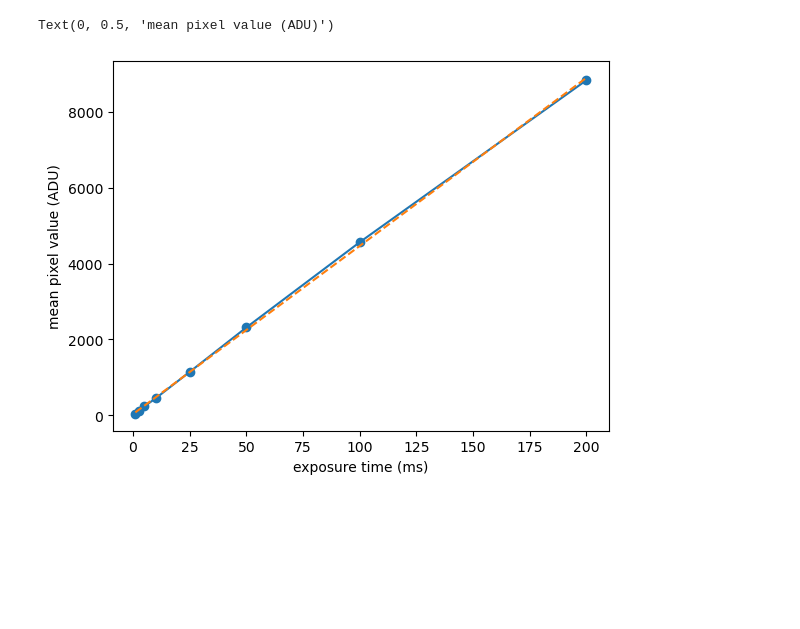
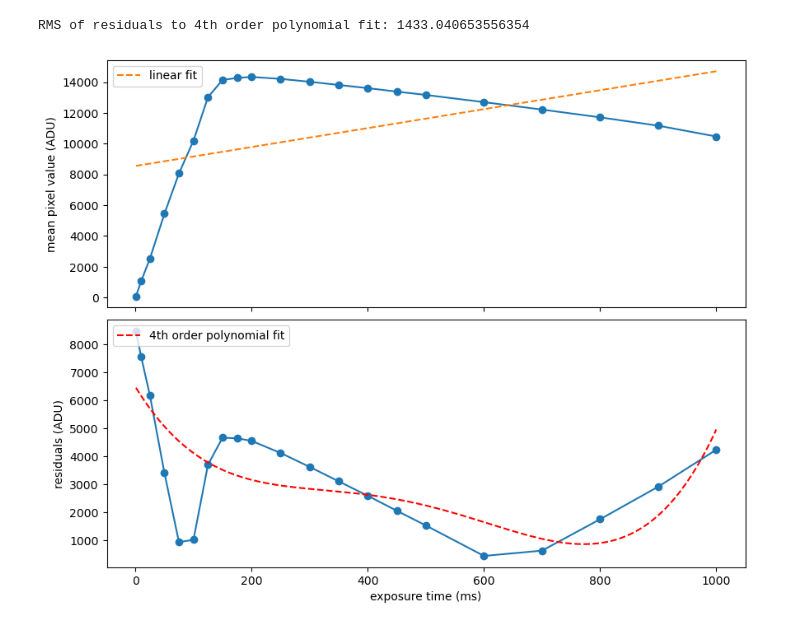
Before and after one commit to courtneyduong/cred2-characterization, a Jupyter notebook: linearity analysis.ipynb, the cells around one changed output. Drawn from its saved outputs; the diff is of its cells as text; code cells hidden in the pictures; blank space fills up the shorter version.

```diff
--- a/linearity analysis.ipynb
+++ b/linearity analysis.ipynb
@@ -97,7 +147,7 @@ darks = [dark1, dark2_5, dark5, dark10, dark25, dark50, dark100, dark200]
 # %%
 # average data and darks over 10 exposures
-datas_avg = [np.mean(data, axis=0) for data in datas]
-darks_avg = [np.mean(dark, axis=0) for dark in darks]
+datas_avg = [np.median(data, axis=0) for data in datas]
+darks_avg = [np.median(dark, axis=0) for dark in darks]
 
 # subtract darks from data files
 datas_sub = [data - dark for data, dark in zip(datas_avg, darks_avg)]
@@ -108,7 +158,7 @@ datas_sub = [data - dark for data, dark in zip(datas_avg, darks_avg)]
 # datas_slice = [data[312:339, 303:329] for data in datas_sub]
 
 # defocused #1; shows linearity
-datas_slice = [data[285:340, 285:340] for data in datas_sub]
+# datas_slice = [data[285:340, 285:340] for data in datas_sub]
 
 # defoucsed #2
 # datas_slice = [data[276:342, 288:345] for data in datas_sub]
@@ -116,21 +166,54 @@ datas_slice = [data[285:340, 285:340] for data in datas_sub]
 # defoucsed #3
 # datas_slice = [data[272:345, 290:344] for data in datas_sub]
 
+# defocused #4: index [:5] points because pixels saturate and act weird
+datas_slice = [data[280:340, 283:346] for data in datas_sub]
+
 # get mean pixel value in region; this corresponds to the brightness(?)
-means = [np.mean(data) for data in datas_slice]
+means = [np.median(data) for data in datas_slice]
-# %%
-# plot tint vs. brightness(?)
-tint = [1, 2.5, 5, 10, 25, 50, 100, 200] # ms
-
-plt.plot(tint, means, '-o')
-
-# plot linear fit (should be linear :,( )
-coefs = np.polyfit(tint, means, 1)
-fit_fn = np.poly1d(coefs)
-plt.plot(tint, fit_fn(tint), '--')
-
-plt.xlabel("exposure time (ms)")
-plt.ylabel("mean pixel value (ADU)")
-# %% [output]
-Text(0, 0.5, 'mean pixel value (ADU)')
-[figure, removed]
+# %%
+# x values
+# tint = [1, 2.5, 5, 10, 25, 50, 100, 200] # ms
+# defocused #4
+tint = [1, 10, 25, 50, 75, 100, 125, 150, 175, 200, 250, 300, 350, 400, 450, 500, 600, 700, 800, 900, 1000] # ms
+tint_smooth = np.linspace(min(tint), max(tint), 500)
+
+# linear fit
+coefs = np.polyfit(tint, means, 1)
+fit_fn = np.poly1d(coefs)
+
+# residuals between data and linear fit
+residuals = np.abs(means - fit_fn(tint))
+residual_poly_coefs = np.polyfit(tint, residuals, 4)
+residual_poly_fn = np.poly1d(residual_poly_coefs)
+
+# residuals to polynomial fit
+residuals_to_poly_fit = residuals - residual_poly_fn(tint)
+
+# Calculate RMS of residuals to 4th order polynomial fit
+rms_residuals_to_poly_fit = np.sqrt(np.mean(residuals_to_poly_fit**2))
+
+# subplots
+fig, (ax1, ax2) = plt.subplots(2, 1, figsize=(10, 8))
+
+
+# plot tint vs brightness, linear fit
+ax1.plot(tint, means, '-o')
+ax1.plot(tint, fit_fn(tint), '--', label='linear fit')
+ax1.set_xticklabels([])
+ax1.set_ylabel("mean pixel value (ADU)")
+ax1.legend()
+
+# plot residuals
+ax2.plot(tint, residuals, '-o')
+ax2.plot(tint_smooth, residual_poly_fn(tint_smooth), '--', label='4th order polynomial fit', color='red')
+ax2.set_xlabel("exposure time (ms)")
+ax2.set_ylabel("residuals (ADU)")
+ax2.legend(loc='upper left')
+
+print("RMS of residuals to 4th order polynomial fit:", rms_residuals_to_poly_fit)
+plt.subplots_adjust(hspace=0.05)
+plt.show()
+# %% [output]
+RMS of residuals to 4th order polynomial fit: 1433.040653556354
+[figure, added]
```
Also changed, not shown: parts of 4 cells of this notebook, 1 other file.
